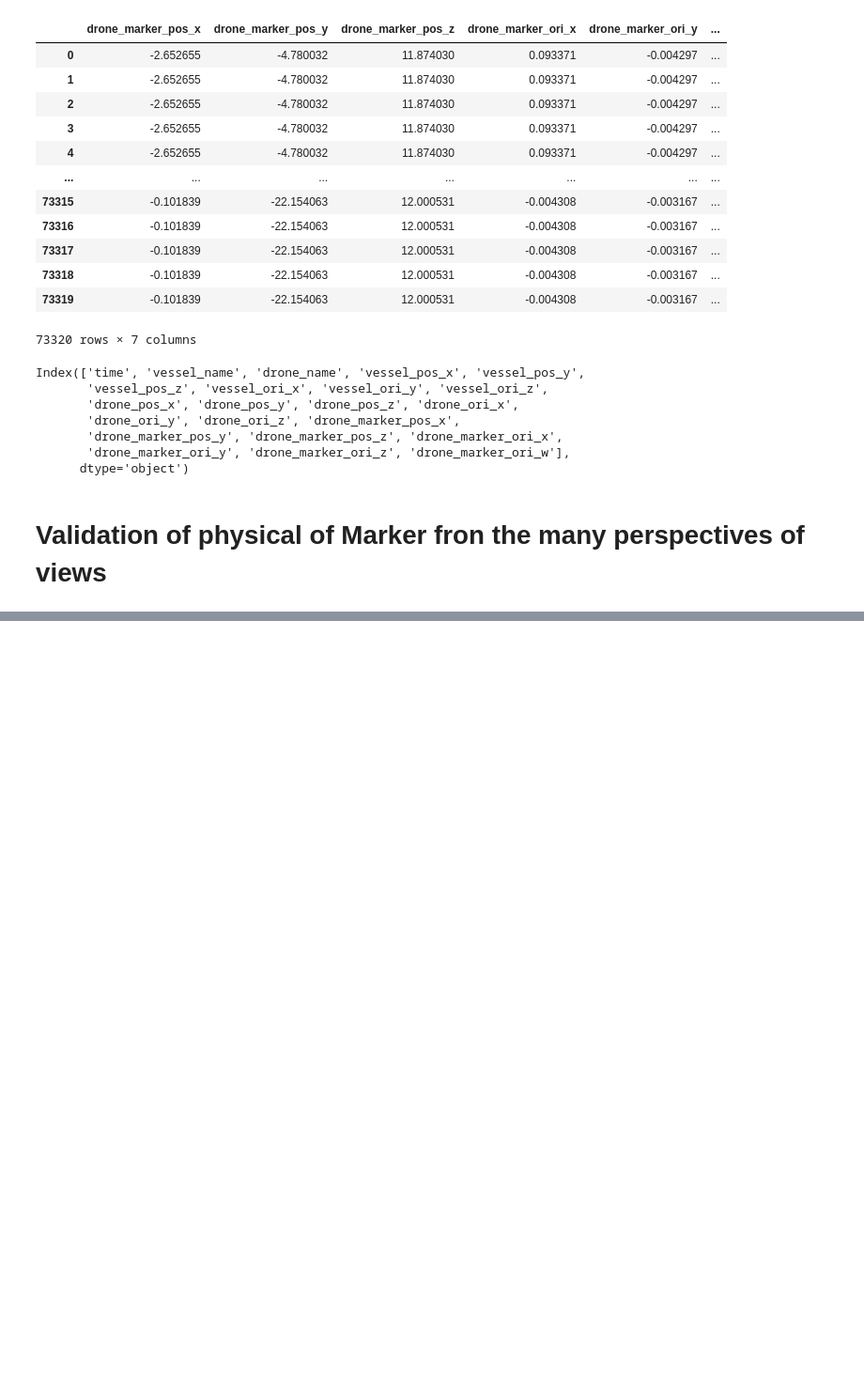
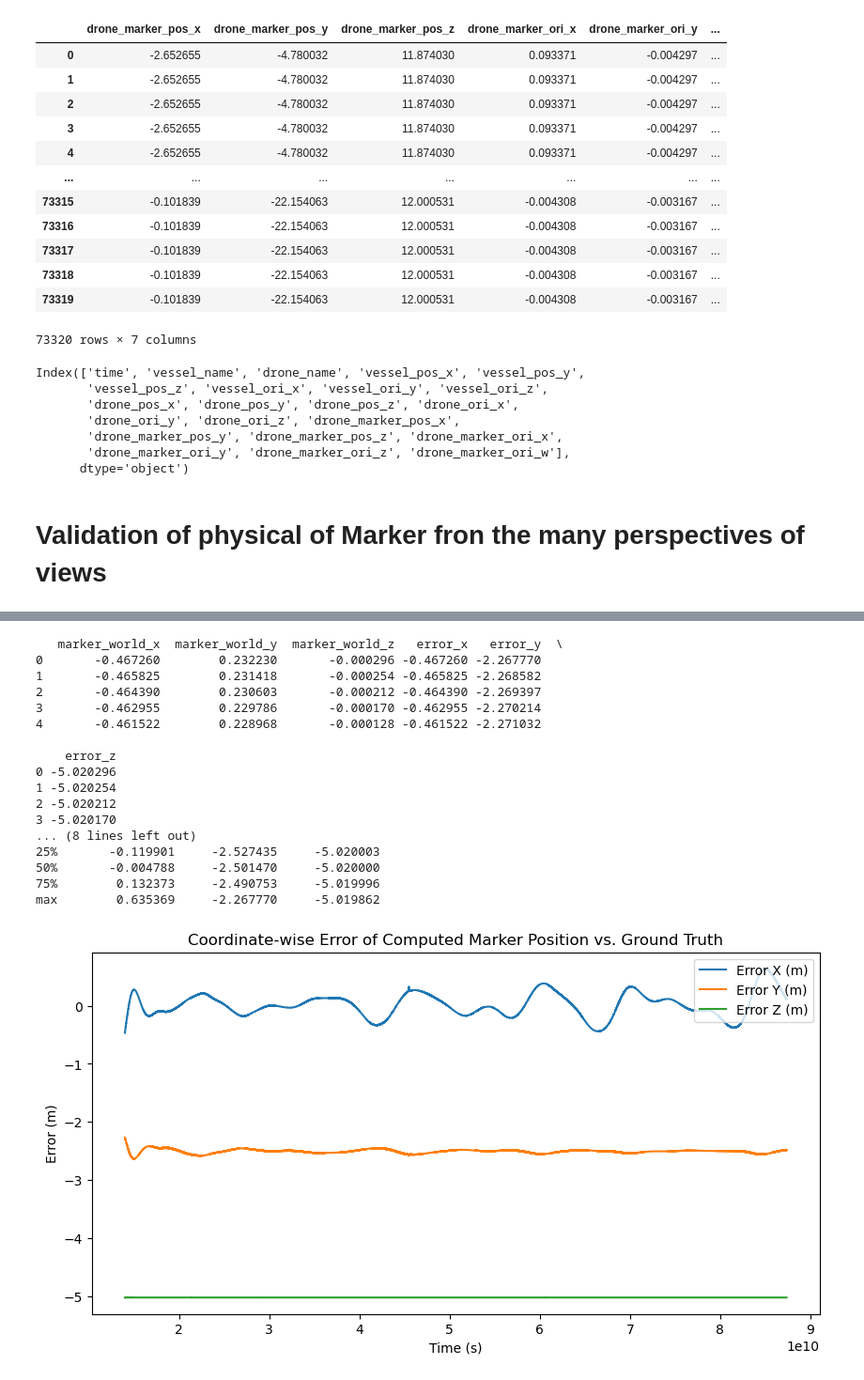
Before and after one commit to martinn10925040/Thesis_408, a Jupyter notebook: Computer_vision/data_extraction.ipynb, the cells around one changed output, grey strips where cells are left out. Shown at 94% size. Cells and saved outputs as stored; diff of their text form; code cells hidden in the pictures; blank space fills up the shorter version.

```diff
--- a/Computer_vision/data_extraction.ipynb
+++ b/Computer_vision/data_extraction.ipynb
@@ -82,13 +97,15 @@ subset_columns_state_space = [
     'field.pose1.orientation.x',
     'field.pose1.orientation.y',
     'field.pose1.orientation.z',
+
     # Pose data for model 3 (drone):
     'field.pose3.position.x',
     'field.pose3.position.y',
     'field.pose3.position.z',
     'field.pose3.orientation.x',
     'field.pose3.orientation.y',
-    'field.pose3.orientation.z'
+    'field.pose3.orientation.z',
+
 ]
 
 vessel_drone = model_state[subset_columns_state_space]
@@ -109,7 +126,8 @@ vessel_drone.rename(columns={
     'field.pose3.position.z': 'drone_pos_z',
     'field.pose3.orientation.x': 'drone_ori_x',
     'field.pose3.orientation.y': 'drone_ori_y',
-    'field.pose3.orientation.z': 'drone_ori_z'
+    'field.pose3.orientation.z': 'drone_ori_z',
+
 }, inplace=True)
 
 # Display the renamed DataFrame
@@ -402,0 +420,60 @@ approximation_data
+# %%
+
+import matplotlib.pyplot as plt
+
+# Fixed (ground-truth) ArUco marker coordinates (in meters)
+fixed_marker = np.array([0, 2.5, 5.02])
+
+# Assume your DataFrame (e.g. 'clean_data_setup') already has these columns:
+# 'marker_world_x', 'marker_world_y', 'marker_world_z'
+# which were computed from your transformation (drone-to-marker from the camera pose estimation)
+
+# Compute coordinate-wise errors
+clean_data_setup['error_x'] = clean_data_setup['marker_world_x'] - fixed_marker[0]
+clean_data_setup['error_y'] = clean_data_setup['marker_world_y'] - fixed_marker[1]
+clean_data_setup['error_z'] = clean_data_setup['marker_world_z'] - fixed_marker[2]
+
+# Print out the first few rows of errors
+print(clean_data_setup[['marker_world_x', 'marker_world_y', 'marker_world_z',
+                          'error_x', 'error_y', 'error_z']].head())
+
+# Optionally, compute summary statistics for each coordinate error
+error_stats = clean_data_setup[['error_x', 'error_y', 'error_z']].describe()
+print("\nError Statistics:")
+print(error_stats)
+
+# Plot the errors vs. time if you have a 'time' column (in seconds)
+if 'time' in clean_data_setup.columns:
+    plt.figure(figsize=(10, 5))
+    plt.plot(clean_data_setup['time'], clean_data_setup['error_x'], label='Error X (m)')
+    plt.plot(clean_data_setup['time'], clean_data_setup['error_y'], label='Error Y (m)')
+    plt.plot(clean_data_setup['time'], clean_data_setup['error_z'], label='Error Z (m)')
+    plt.xlabel('Time (s)')
+    plt.ylabel('Error (m)')
+    plt.title('Coordinate-wise Error of Computed Marker Position vs. Ground Truth')
+    plt.legend()
+    plt.show()
+
+# Note:
+# - If your pose estimation is calibrated in meters, then the computed relative position (and hence the final marker coordinates)
+#   will be in meters. Check that your object points in solvePnP (or similar) were provided in meters.
+# - If you see very large errors (e.g. tens of meters), there might be a unit or calibration issue.
+# %% [output]
+   marker_world_x  marker_world_y  marker_world_z   error_x   error_y  \
+0       -0.467260        0.232230       -0.000296 -0.467260 -2.267770
+1       -0.465825        0.231418       -0.000254 -0.465825 -2.268582
+2       -0.464390        0.230603       -0.000212 -0.464390 -2.269397
+3       -0.462955        0.229786       -0.000170 -0.462955 -2.270214
+4       -0.461522        0.228968       -0.000128 -0.461522 -2.271032
+
+    error_z
+0 -5.020296
+1 -5.020254
+2 -5.020212
+3 -5.020170
+... (8 lines left out)
+25%       -0.119901     -2.527435     -5.020003
+50%       -0.004788     -2.501470     -5.020000
+75%        0.132373     -2.490753     -5.019996
+max        0.635369     -2.267770     -5.019862
+[figure, added]
```
Also changed, not shown: parts of 9 cells of this notebook.
